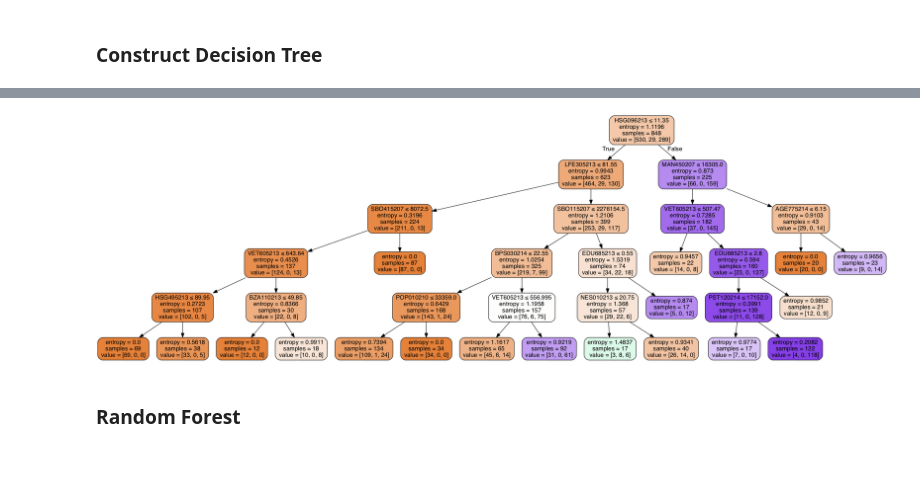
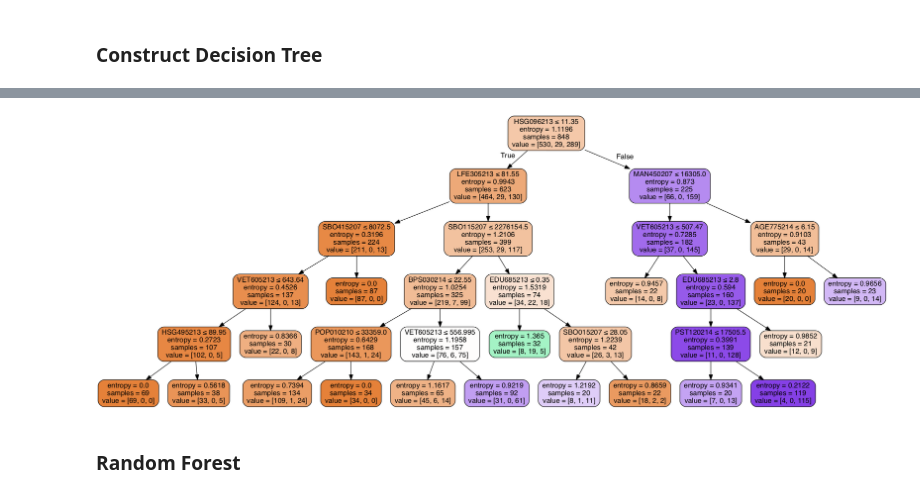
Before and after one commit to Tsmith5151/2016-US-Election---ML, a Jupyter notebook: analysis.ipynb, the cells around one changed output, grey strips where cells are left out. Saved outputs shown, nothing was run; the diff lists cells and outputs as text; code cells hidden in the pictures; blank space fills up the shorter version.

```diff
--- a/analysis.ipynb
+++ b/analysis.ipynb
@@ -591,13 +622,8 @@ Scoring metric: f1
 # %% [markdown]
 ### Construct Decision Tree
 # %%
-clf = tree.DecisionTreeClassifier(criterion='entropy', max_depth = 5, min_samples_split=4,min_samples_leaf=5)
+clf = tree.DecisionTreeClassifier(criterion='entropy', max_depth = 5, min_samples_split=4,min_samples_leaf=20)
 clf = clf.fit(X_train, y_train)
-
-'''Replace candidate value with name:'''
-    #df_rep.ix[df_rep.candidate == 1, 'candidate'] = 'Donald_Trump'
-    #df_rep.ix[df_rep.candidate == 2, 'candidate'] = 'Ted_Cruz'
-    #df_rep.ix[df_rep.candidate == 3, 'candidate'] = 'John_Kasich'
 
 '''Add Labels to Features'''
 df_rep_dt = df_rep
@@ -636,3 +662,3 @@ Apr 19 23:22:52 Trace-Smiths-MacBook-Pro.local dot[4376] <Error>: The function
-[figure, old version]
+[figure, new version]
 # %% [markdown]
 ### Random Forest
```
Also changed, not shown: parts of 21 cells of this notebook.
